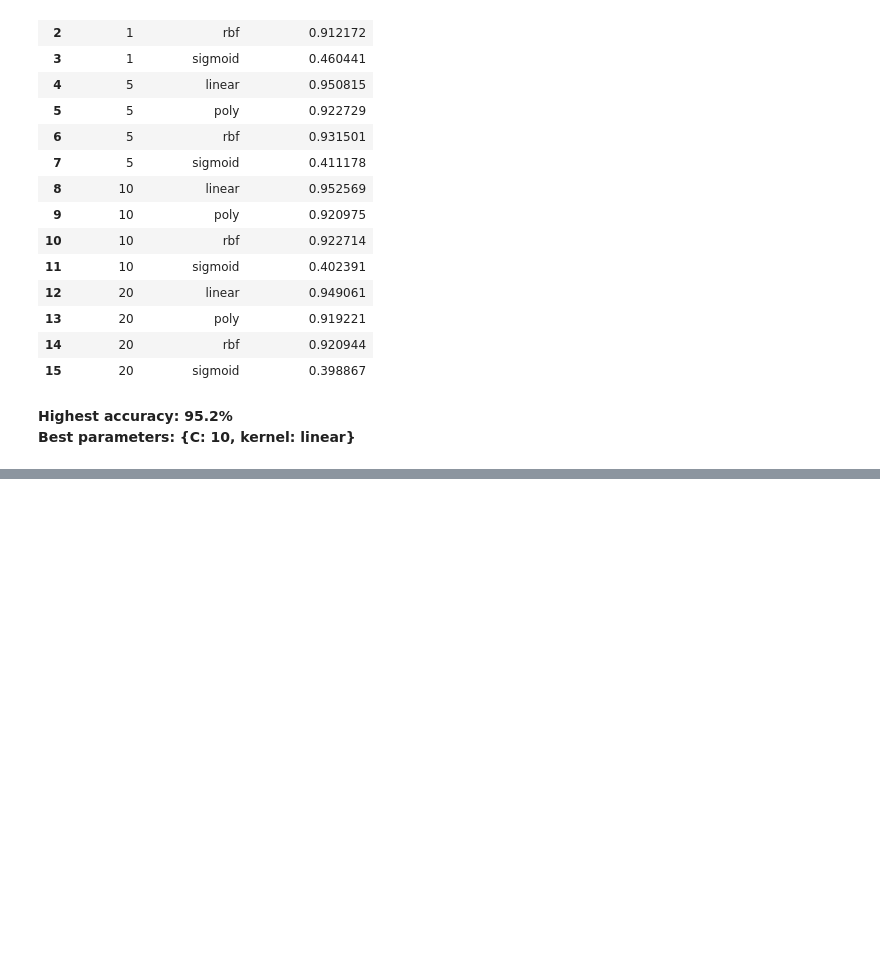
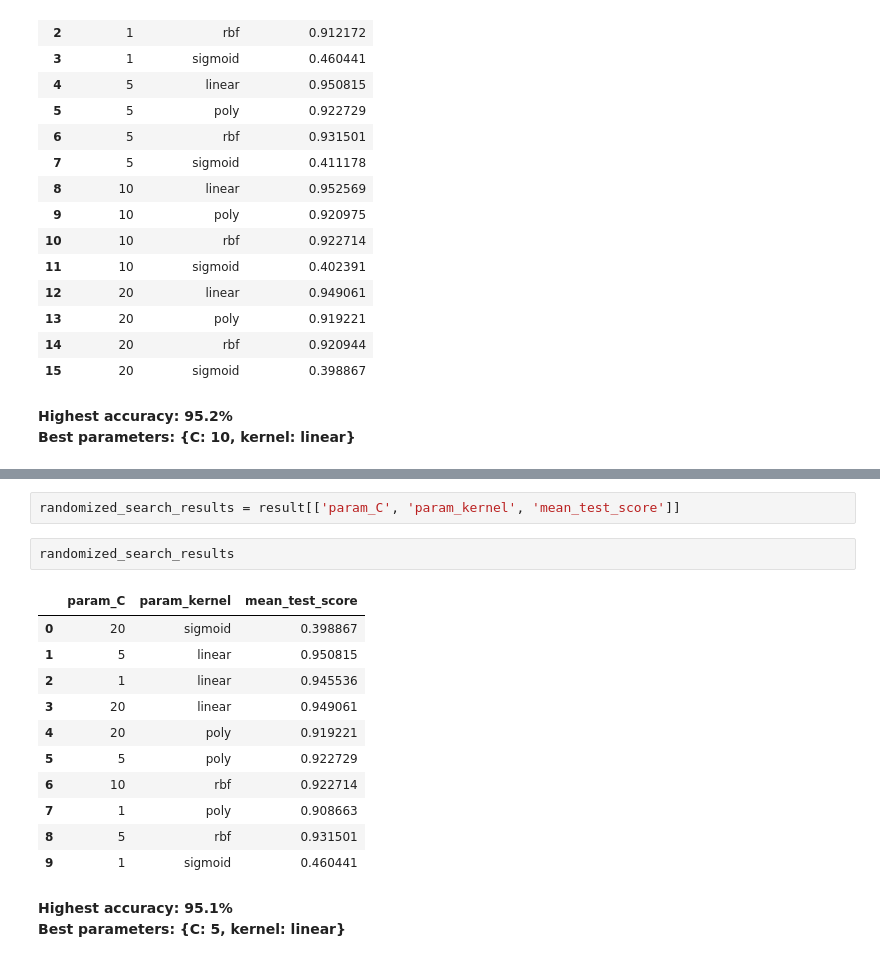
Before and after one commit to Luciano-C/ML-Course-Siddhardhan, a Jupyter notebook: 04/02_Hyperparameter_tuning.ipynb, the cells around one changed output, grey strips where cells are left out. Drawn from its saved outputs; the diff is of its cells as text; blank space fills up the shorter version.

```diff
--- a/04/02_Hyperparameter_tuning.ipynb
+++ b/04/02_Hyperparameter_tuning.ipynb
@@ -228,0 +295,19 @@ grid_search_results
+# %%
+randomized_search_results = result[['param_C', 'param_kernel', 'mean_test_score']]
+# %%
+randomized_search_results
+# %% [output]
+|  | param_C | param_kernel | mean_test_score |
+| 0 | 20 | sigmoid | 0.398867 |
+| 1 | 5 | linear | 0.950815 |
+| 2 | 1 | linear | 0.945536 |
+| 3 | 20 | linear | 0.949061 |
+| 4 | 20 | poly | 0.919221 |
+| 5 | 5 | poly | 0.922729 |
+| 6 | 10 | rbf | 0.922714 |
+| 7 | 1 | poly | 0.908663 |
+| 8 | 5 | rbf | 0.931501 |
+| 9 | 1 | sigmoid | 0.460441 |
+# %% [markdown]
+**Highest accuracy: 95.1%**
+**Best parameters: {C: 5, kernel: linear}**
```
Also changed, not shown: parts of 10 cells of this notebook.
